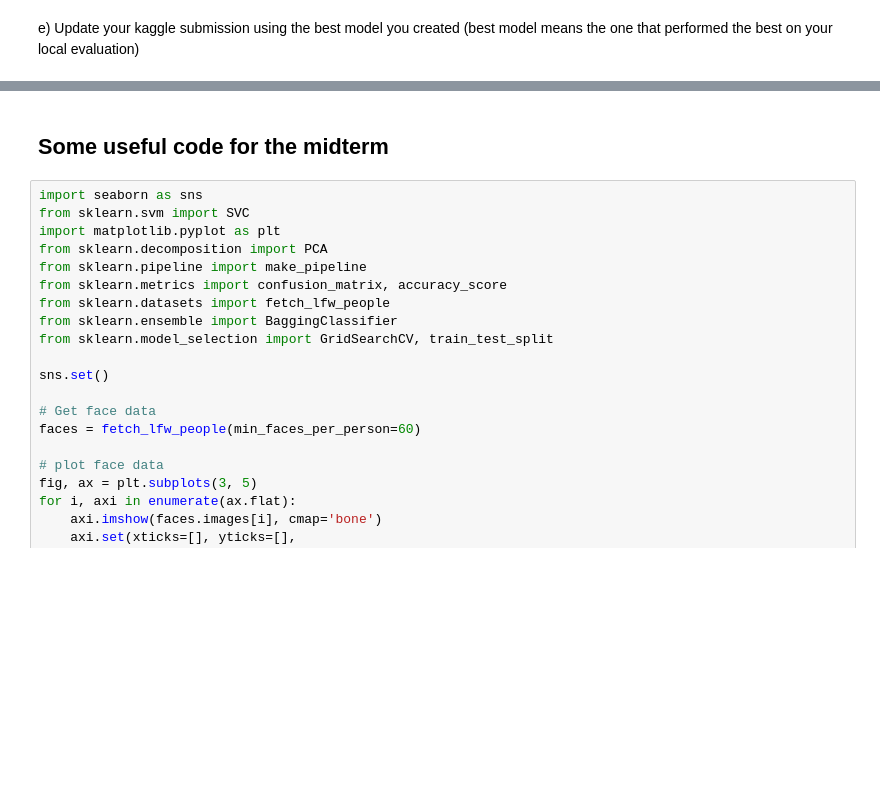
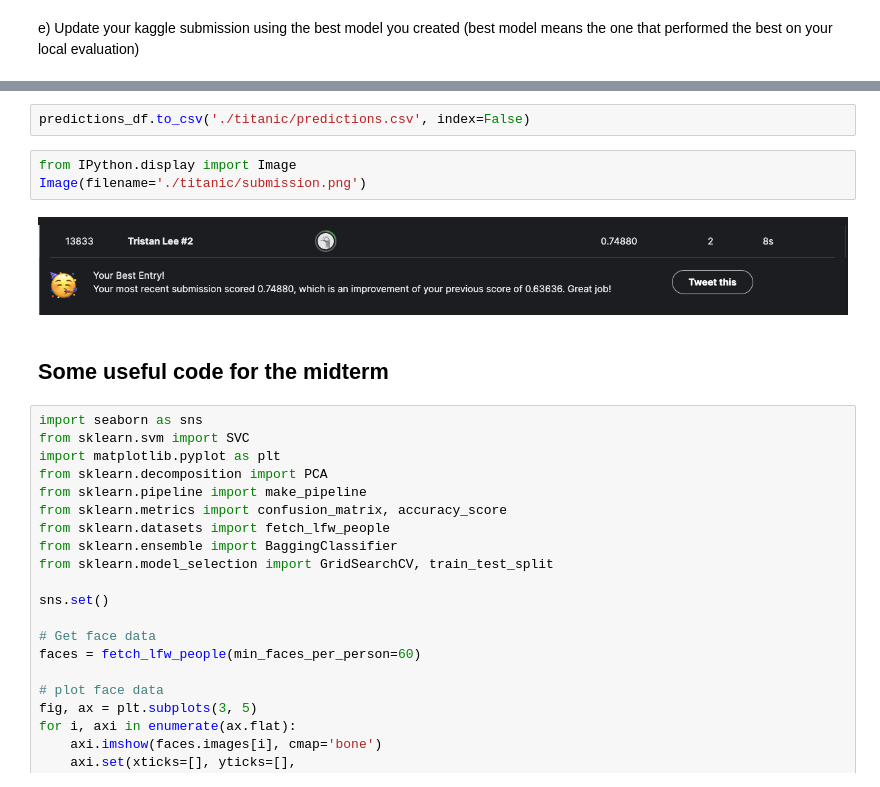
Before and after one commit to TristanLee187/Data-Science-Fundamentals, a Jupyter notebook: lecture_14/worksheet_14.ipynb, the cells around one changed output, grey strips where cells are left out. Drawn from its saved outputs; the diff is of its cells as text; blank space fills up the shorter version.

```diff
--- a/lecture_14/worksheet_14.ipynb
+++ b/lecture_14/worksheet_14.ipynb
@@ -96,3 +341,10 @@ e) Update your kaggle submission using the best model you created (best model me
+# %%
+predictions_df.to_csv('./titanic/predictions.csv', index=False)
+# %%
+from IPython.display import Image
+Image(filename='./titanic/submission.png')
+# %% [output]
+[figure, added]
 # %% [markdown]
 ## Some useful code for the midterm
 # %%
```
Also changed, not shown: parts of 27 cells of this notebook, 5 other files.
